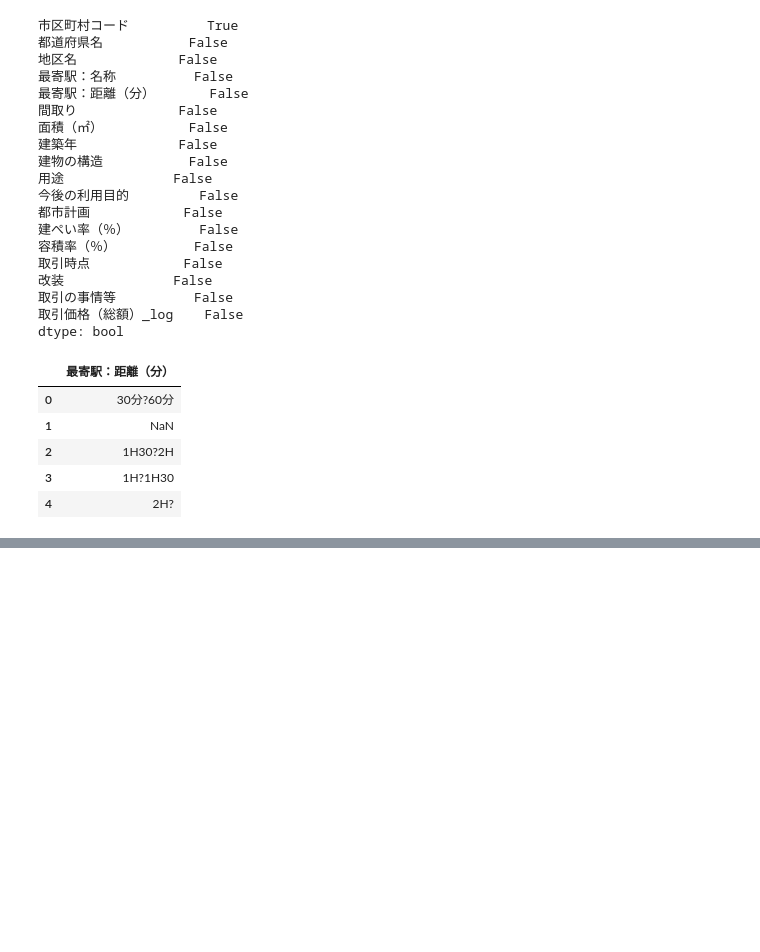
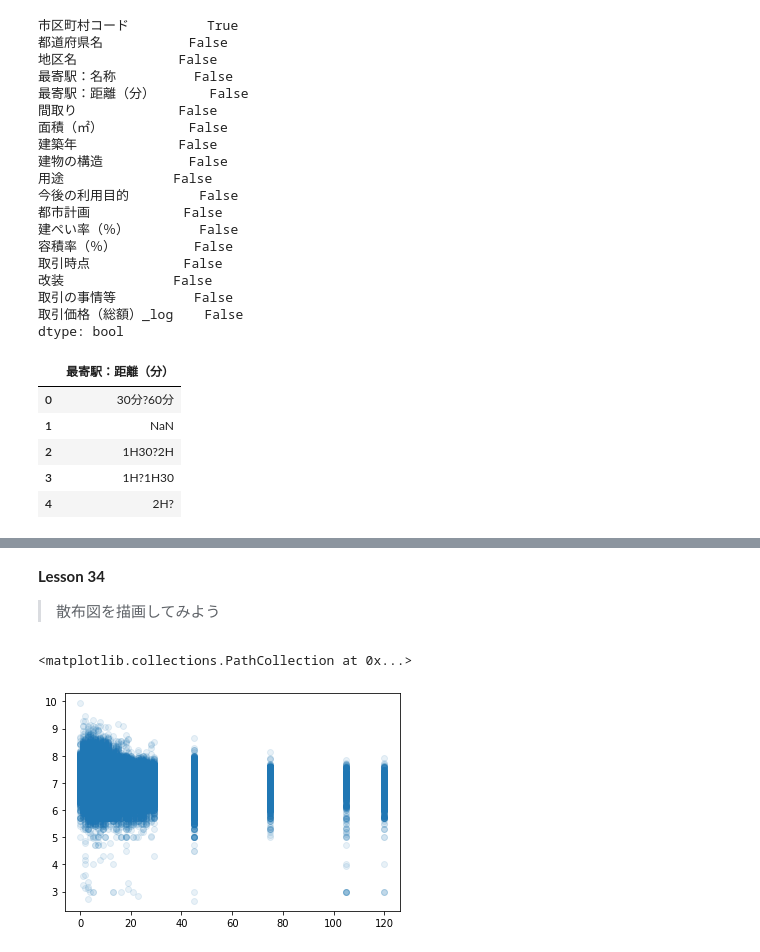
Before and after one commit to KJR020/Nishika_tutorial, a Jupyter notebook: Nishika_tutorial.ipynb, the cells around one changed output, grey strips where cells are left out. Cells and saved outputs as stored; diff of their text form; code cells hidden in the pictures; blank space fills up the shorter version.

Commit message:
Colaboratory を使用して作成しました　lesson34完

```diff
--- a/Nishika_tutorial.ipynb
+++ b/Nishika_tutorial.ipynb
@@ -253,0 +414,8 @@ Name: 面積（㎡）, Length: 568575, dtype: float64
+# %% [markdown]
+**Lesson** **34**
+> 散布図を描画してみよう
+# %%
+plt.scatter(df['最寄駅：距離（分）'],df['取引価格（総額）_log'], alpha=0.1)
+# %% [output]
+<matplotlib.collections.PathCollection at 0x...>
+[figure, added]
```
Also changed, not shown: parts of 18 cells of this notebook.
